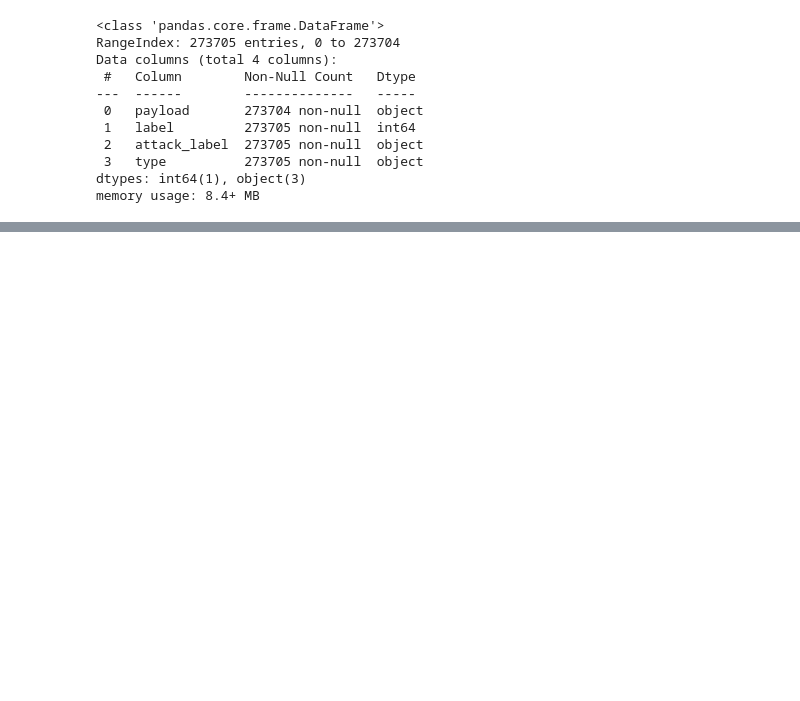
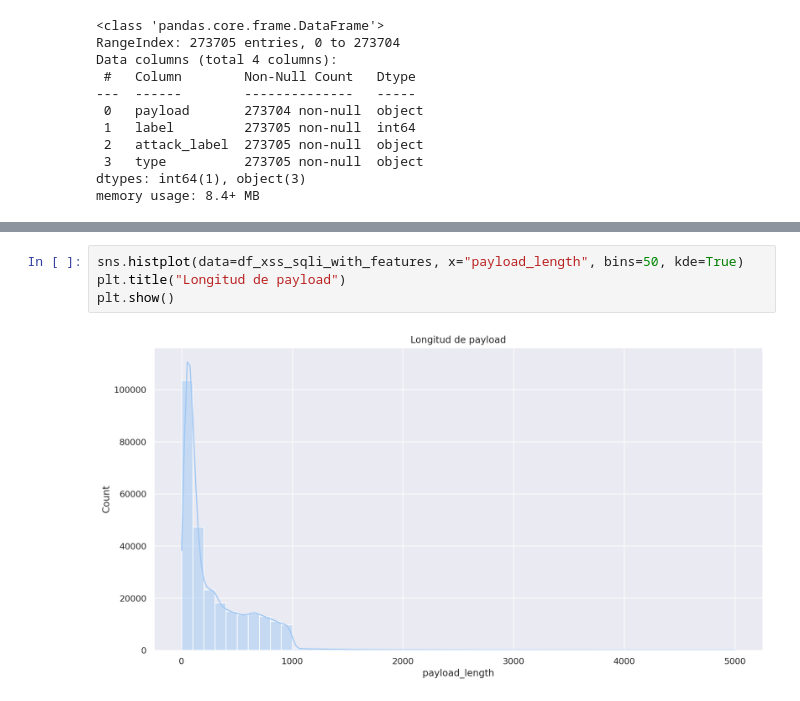
Before and after one commit to jresendiz27/xss_sqli_detector, a Jupyter notebook: 00_01_CreatingFeatures_XSS_SQLi.ipynb, the cells around one changed output, grey strips where cells are left out. Saved outputs shown, nothing was run; the diff lists cells and outputs as text; blank space fills up the shorter version.

```diff
--- a/00_01_CreatingFeatures_XSS_SQLi.ipynb
+++ b/00_01_CreatingFeatures_XSS_SQLi.ipynb
@@ -226,0 +309,6 @@ df_xss_sqli.to_csv(f'{STORAGE_PATH}/xss_sqli_condensed_with_xss_and_sqli.csv')
+# %%
+sns.histplot(data=df_xss_sqli_with_features, x="payload_length", bins=50, kde=True)
+plt.title("Longitud de payload")
+plt.show()
+# %% [output]
+[figure, added]
```
Also changed, not shown: parts of 14 cells of this notebook.
